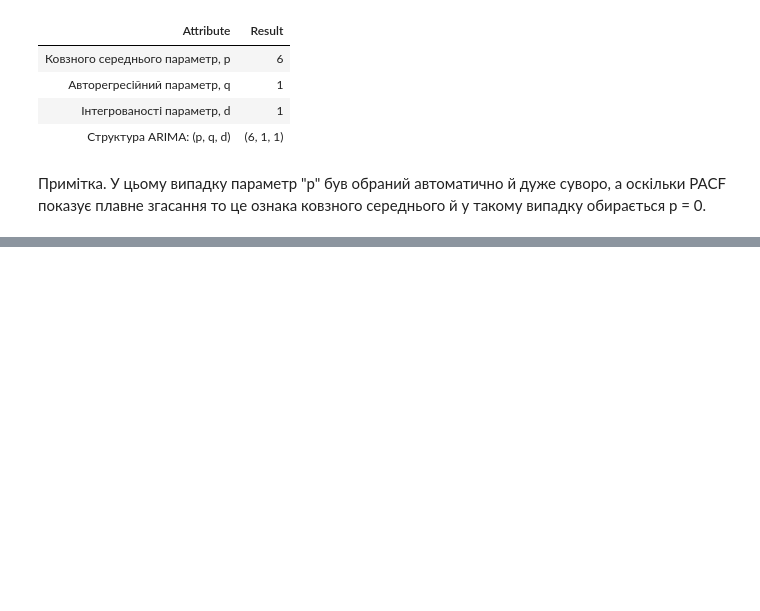
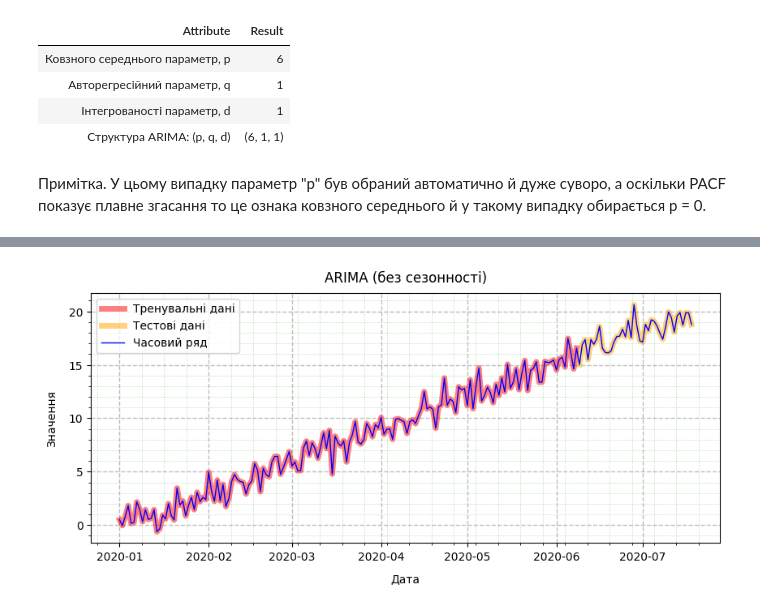
Before and after one commit to BogdanPinchuk/DataScience-PBY_HW16, a Jupyter notebook: Bohdan_Pinchuk_DS_HW16.ipynb, the cells around one changed output, grey strips where cells are left out. Drawn from its saved outputs; the diff is of its cells as text; code cells hidden in the pictures; blank space fills up the shorter version.

```diff
--- a/Bohdan_Pinchuk_DS_HW16.ipynb
+++ b/Bohdan_Pinchuk_DS_HW16.ipynb
@@ -723,0 +689,16 @@ print(x_test)
+# %%
+# Splitting data
+
+import apps.main as mn
+from IPython.display import display
+
+# Input data
+test_ratio = 0.2
+
+# Solution
+Y_train_ar, Y_test_ar = mn.train_test_split_by_order(df_arima, test_size=test_ratio)
+
+# Print results
+display(df_arima["y"].to_frame().describe().T.style.format("{:g}").set_caption("Статистика для всього часового ряду"))
+display(Y_train_ar["y"].to_frame().describe().T.style.format("{:g}").set_caption("Статистика для тренувальної вибірки"))
+display(Y_test_ar["y"].to_frame().describe().T.style.format("{:g}").set_caption("Статистика для тестової вибірки"))
@@ -724 +715,26 @@ print(x_test)
+# %%
+# Graphic results
+
+import matplotlib.pyplot as plt
+
+# Input data
+
+# Solution
+_, ax = plt.subplots(figsize=(10, 4))
+
+ax.plot(Y_train_ar["ds"], Y_train_ar["y"], linewidth=5.0, alpha=0.5, color="red", label="Тренувальні дані")
+ax.plot(Y_test_ar["ds"], Y_test_ar["y"], linewidth=5.0, alpha=0.5, color="orange", label="Тестові дані")
+ax.plot(df_arima["ds"], df_arima["y"], linewidth=1.0, color="blue", label="Часовий ряд")
+
+ax.grid(axis='both', visible=True, which='major', ls='--', linewidth=1.0, color='tab:gray')
+ax.minorticks_on()
+ax.grid(axis='both', visible=True, which='minor', ls=':', linewidth=0.5, color='tab:green')
+ax.set_title(ds_arima_name, pad=10, loc='center', color='black')
+ax.set_xlabel("Дата", labelpad=10, loc='center', color='black')
+ax.set_ylabel("Значення", labelpad=10, loc='center', color='black')
+ax.legend()
+
+plt.show()
+# %% [output]
+[figure, added]
 # %%
```
Also changed, not shown: parts of 5 cells of this notebook.
